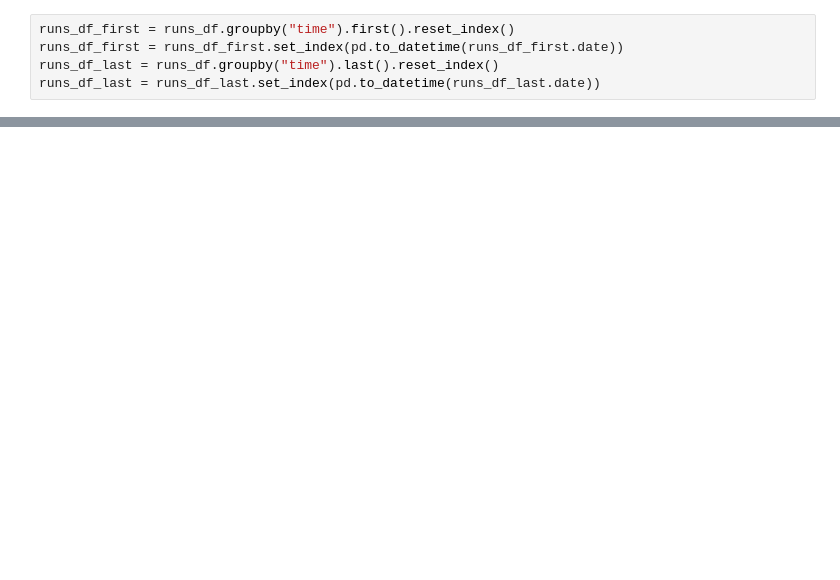
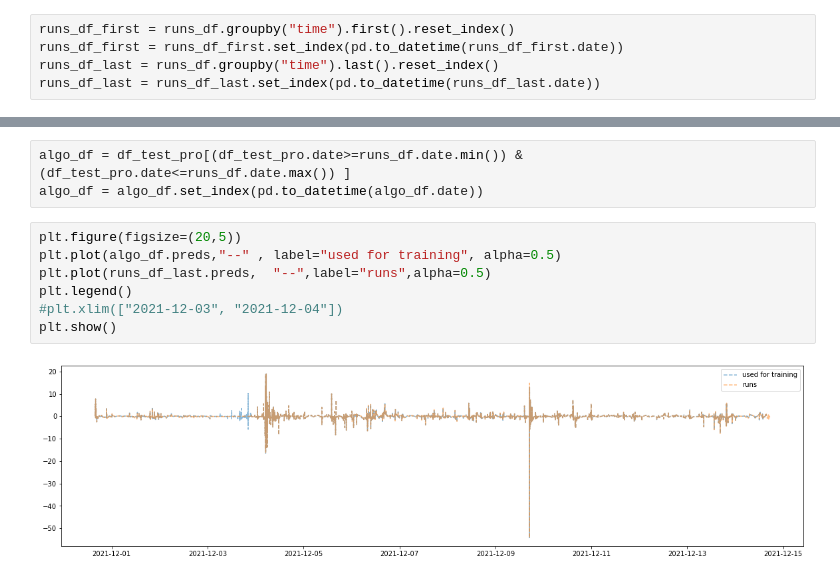
Before and after one commit to pacanada/trading, a Jupyter notebook: notebooks/Compare_runs_with_backtesting.ipynb, the cells around one changed output, grey strips where cells are left out. Drawn from its saved outputs; the diff is of its cells as text; blank space fills up the shorter version.

```diff
--- a/notebooks/Compare_runs_with_backtesting.ipynb
+++ b/notebooks/Compare_runs_with_backtesting.ipynb
@@ -27,0 +78,12 @@ plt.plot(runs_df_first.preds-runs_df_last.preds)
+# %%
+algo_df = df_test_pro[(df_test_pro.date>=runs_df.date.min()) & (df_test_pro.date<=runs_df.date.max()) ]
+algo_df = algo_df.set_index(pd.to_datetime(algo_df.date))
+# %%
+plt.figure(figsize=(20,5))
+plt.plot(algo_df.preds,"--" , label="used for training", alpha=0.5)
+plt.plot(runs_df_last.preds,  "--",label="runs",alpha=0.5)
+plt.legend()
+#plt.xlim(["2021-12-03", "2021-12-04"])
+plt.show()
+# %% [output]
+[figure, added]
```
Also changed, not shown: parts of 33 cells of this notebook, 1 other file.
